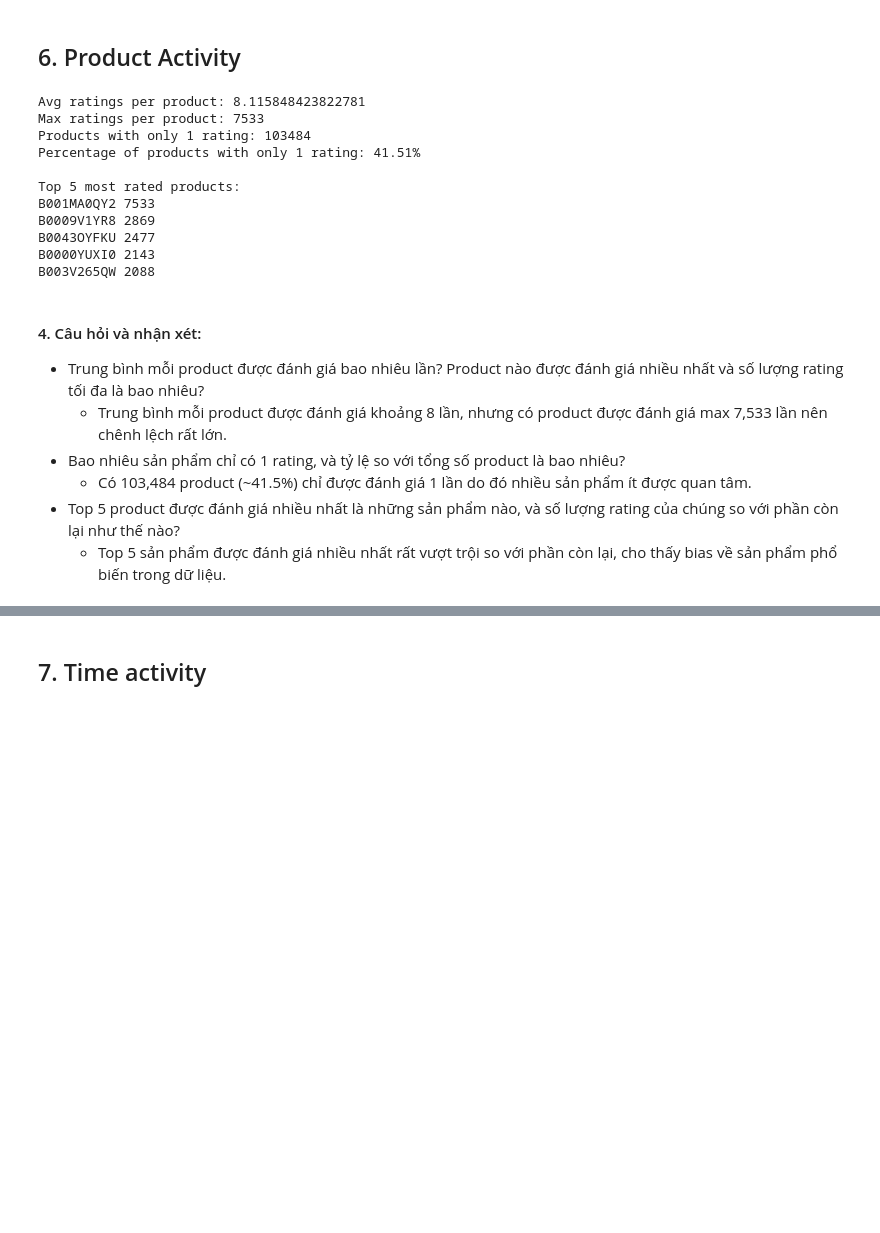
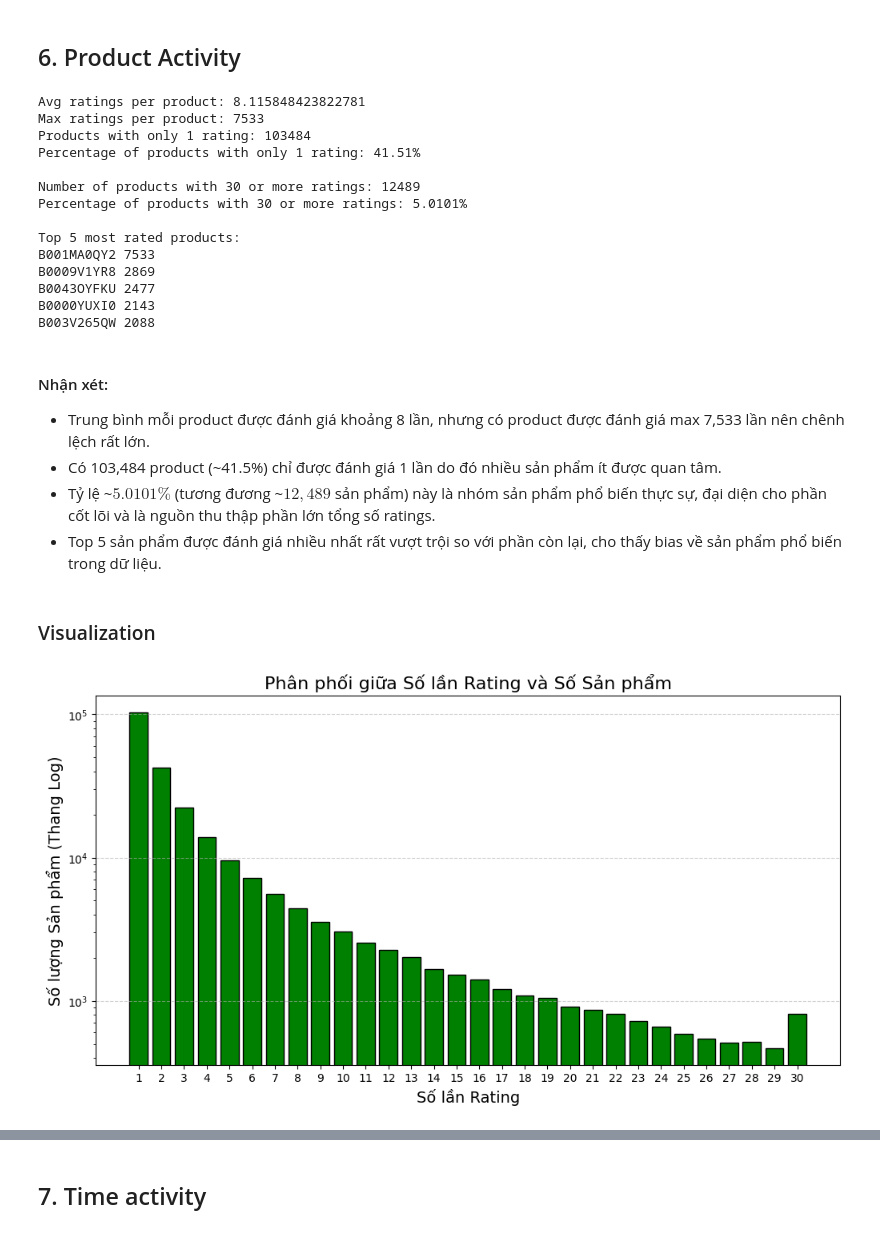
Before and after one commit to Hutaph/amazon-recommender-system, a Jupyter notebook: notebooks/01_data_exploration.ipynb, the cells around one changed output, grey strips where cells are left out. Saved outputs shown, nothing was run; the diff lists cells and outputs as text; code cells hidden in the pictures; blank space fills up the shorter version.

```diff
--- a/notebooks/01_data_exploration.ipynb
+++ b/notebooks/01_data_exploration.ipynb
@@ -122,13 +262,18 @@ A3LJLRIZL38GG3 276
 ## 6. Product Activity
 # %%
 products = data_raw[:,1]
+total_unique_products = len(unique_products)
 
 unique_products, product_freq = np.unique(products, return_counts=True)
 
 print("Avg ratings per product:", np.mean(product_freq))
 print("Max ratings per product:", np.max(product_freq))
 print("Products with only 1 rating:", np.sum(product_freq==1))
-print("Percentage of products with only 1 rating: {:.2%}".format(np.sum(product_freq==1)/len(unique_products)))
+print("Percentage of products with only 1 rating: {:.2%}".format(np.sum(product_freq==1)/total_unique_products))
+
+products_30_plus = np.sum(product_freq >= 30)
+print(f"\nNumber of products with 30 or more ratings: {products_30_plus}")
+print(f"Percentage of products with 30 or more ratings: {products_30_plus/total_unique_products:.4%}")
 
 top_idx = np.argsort(product_freq)[-5:][::-1]  # chỉ số top 5
 top_products = unique_products[top_idx]
@@ -141,6 +286,9 @@ Avg ratings per product: 8.115848423822781
 Max ratings per product: 7533
 Products with only 1 rating: 103484
 Percentage of products with only 1 rating: 41.51%
+
+Number of products with 30 or more ratings: 12489
+Percentage of products with 30 or more ratings: 5.0101%
 
 Top 5 most rated products:
 B001MA0QY2 7533
@@ -149,10 +297,33 @@ B0043OYFKU 2477
 B0000YUXI0 2143
 B003V265QW 2088
 # %% [markdown]
-#### 4. Câu hỏi và nhận xét:
-- Trung bình mỗi product được đánh giá bao nhiêu lần? Product nào được đánh giá nhiều nhất và số lượng rating tối đa là bao nhiêu?
-    - Trung bình mỗi product được đánh giá khoảng 8 lần, nhưng có product được đánh giá max 7,533 lần nên chênh lệch rất lớn.
-- Bao nhiêu sản phẩm chỉ có 1 rating, và tỷ lệ so với tổng số product là bao nhiêu?
-    - Có 103,484 product (~41.5%) chỉ được đánh giá 1 lần do đó nhiều sản phẩm ít được quan tâm.
-- Top 5 product được đánh giá nhiều nhất là những sản phẩm nào, và số lượng rating của chúng so với phần còn lại như thế nào?
-    - Top 5 sản phẩm được đánh giá nhiều nhất rất vượt trội so với phần còn lại, cho thấy bias về sản phẩm phổ biến trong dữ liệu.
+#### Nhận xét:
+- Trung bình mỗi product được đánh giá khoảng 8 lần, nhưng có product được đánh giá max 7,533 lần nên chênh lệch rất lớn.
+- Có 103,484 product (~41.5%) chỉ được đánh giá 1 lần do đó nhiều sản phẩm ít được quan tâm.
+- Tỷ lệ ~$5.0101\%$ (tương đương ~$12,489$ sản phẩm) này là nhóm sản phẩm phổ biến thực sự, đại diện cho phần cốt lõi và là nguồn thu thập phần lớn tổng số ratings.
+- Top 5 sản phẩm được đánh giá nhiều nhất rất vượt trội so với phần còn lại, cho thấy bias về sản phẩm phổ biến trong dữ liệu.
+# %% [markdown]
+### Visualization
+# %%
+plt.figure(figsize=(12, 6))
+
+# Vẽ histogram
+# Giới hạn X-axis đến 50
+plt.hist(product_freq, bins=np.arange(1, 32), align='left', rwidth=0.8, color='green', edgecolor='black')
+
+# Áp dụng thang đo Logarit cho trục Y
+plt.yscale('log')
+
+# Thiết lập tiêu đề và nhãn
+plt.title('Phân phối giữa Số lần Rating và Số Sản phẩm', fontsize=16)
+plt.xlabel('Số lần Rating', fontsize=14)
+plt.ylabel('Số lượng Sản phẩm (Thang Log)', fontsize=14)
+plt.xticks(np.arange(1, 31, 1))
+
+# Thêm lưới
+plt.grid(axis='y', linestyle='--', alpha=0.6)
+
+plt.show()
+plt.close()
+# %% [output]
+[figure, added]
```
Also changed, not shown: parts of 22 cells of this notebook.
